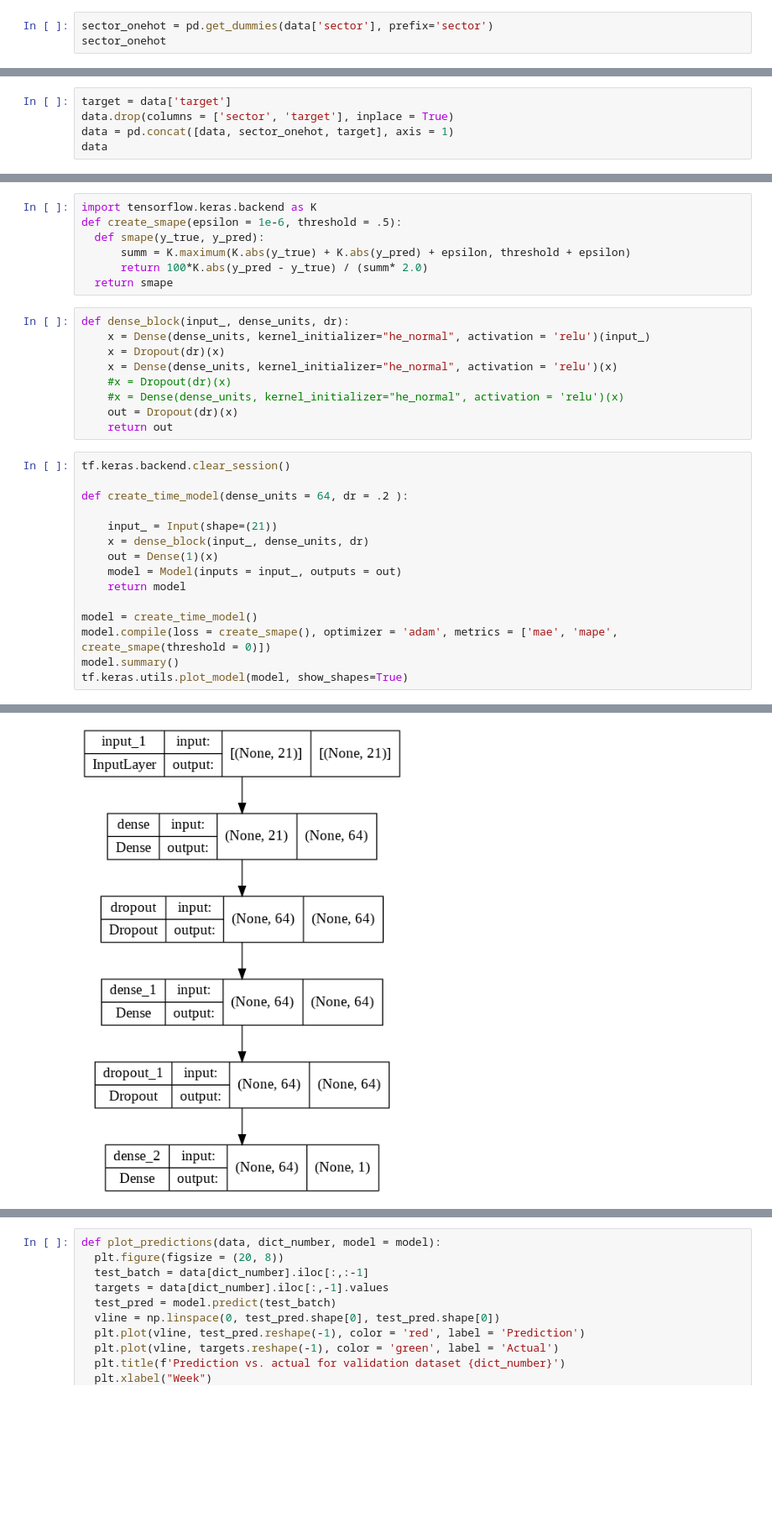
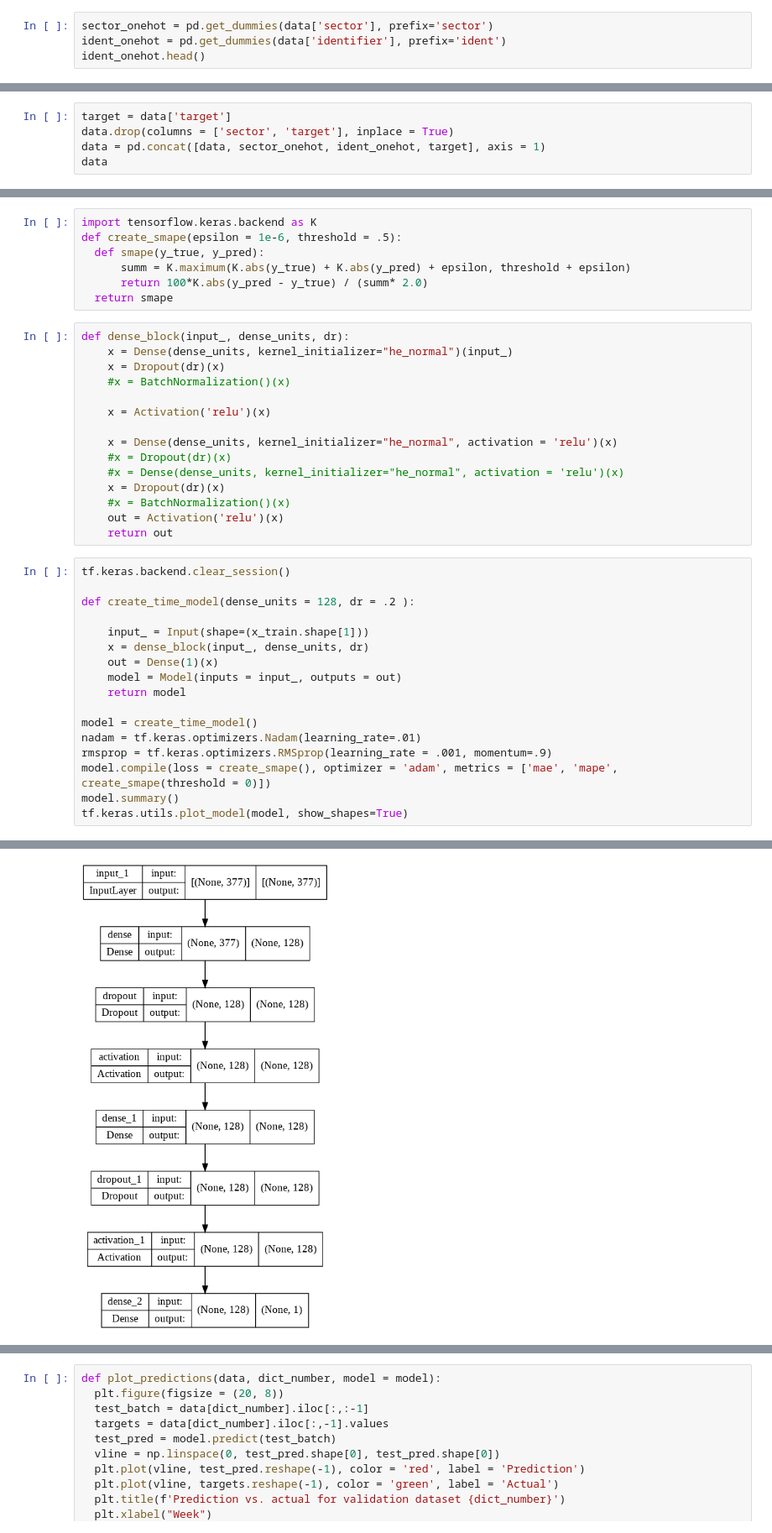
Before and after one commit to doogzultz/time_series_project, a Jupyter notebook: model_test_simple_and_classical.ipynb, the cells around one changed output, grey strips where cells are left out. Shown at 84% size. Saved outputs shown, nothing was run; the diff lists cells and outputs as text; blank space fills up the shorter version.

```diff
--- a/model_test_simple_and_classical.ipynb
+++ b/model_test_simple_and_classical.ipynb
@@ -145,5 +145,6 @@ sector
 dtype: float64
 # %%
 sector_onehot = pd.get_dummies(data['sector'], prefix='sector')
-sector_onehot
+ident_onehot = pd.get_dummies(data['identifier'], prefix='ident')
+ident_onehot.head()
 # %% [output]
@@ -163,7 +158,7 @@ sector_onehot
 # %%
 target = data['target']
 data.drop(columns = ['sector', 'target'], inplace = True)
-data = pd.concat([data, sector_onehot, target], axis = 1)
+data = pd.concat([data, sector_onehot, ident_onehot, target], axis = 1)
 data
 # %% [output]
 |  | date | identifier | market_cap | factor_1 | factor_2 | factor_3 | factor_4 | factor_5 | factor_6 | factor_7 | ... |
@@ -311,25 +310,33 @@ def create_smape(epsilon = 1e-6, threshold = .5):
   return smape
 # %%
 def dense_block(input_, dense_units, dr):
-    x = Dense(dense_units, kernel_initializer="he_normal", activation = 'relu')(input_)
+    x = Dense(dense_units, kernel_initializer="he_normal")(input_)
     x = Dropout(dr)(x)
+    #x = BatchNormalization()(x)
+
+    x = Activation('relu')(x)
+
     x = Dense(dense_units, kernel_initializer="he_normal", activation = 'relu')(x)
     #x = Dropout(dr)(x)
     #x = Dense(dense_units, kernel_initializer="he_normal", activation = 'relu')(x)
-    out = Dropout(dr)(x)
+    x = Dropout(dr)(x)
+    #x = BatchNormalization()(x)
+    out = Activation('relu')(x)
     return out
 # %%
 tf.keras.backend.clear_session()
 
-def create_time_model(dense_units = 64, dr = .2 ):
+def create_time_model(dense_units = 128, dr = .2 ):
 
-    input_ = Input(shape=(21))
+    input_ = Input(shape=(x_train.shape[1]))
     x = dense_block(input_, dense_units, dr)
     out = Dense(1)(x)
     model = Model(inputs = input_, outputs = out)
     return model
 
 model = create_time_model()
+nadam = tf.keras.optimizers.Nadam(learning_rate=.01)
+rmsprop = tf.keras.optimizers.RMSprop(learning_rate = .001, momentum=.9)
 model.compile(loss = create_smape(), optimizer = 'adam', metrics = ['mae', 'mape', create_smape(threshold = 0)])
 model.summary()
 tf.keras.utils.plot_model(model, show_shapes=True)
@@ -352,4 +359,4 @@ Trainable params: 5,633
 Non-trainable params: 0
 _________________________________________________________________
-[figure, old version]
+[figure, new version]
 # %%
```
Also changed, not shown: parts of 11 cells of this notebook.
